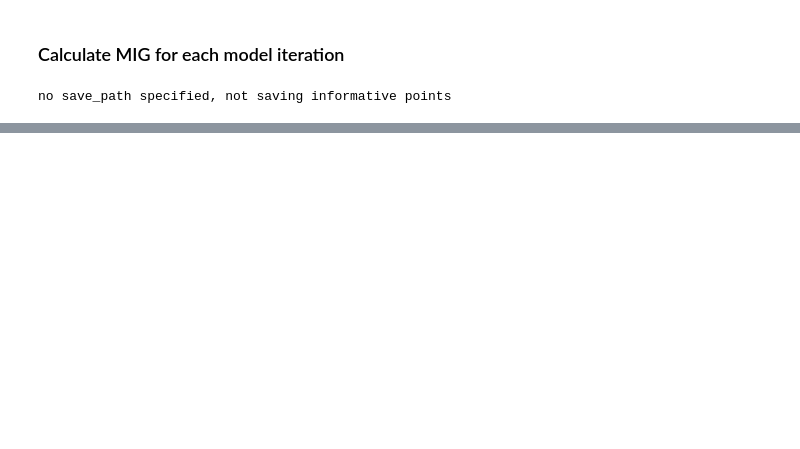
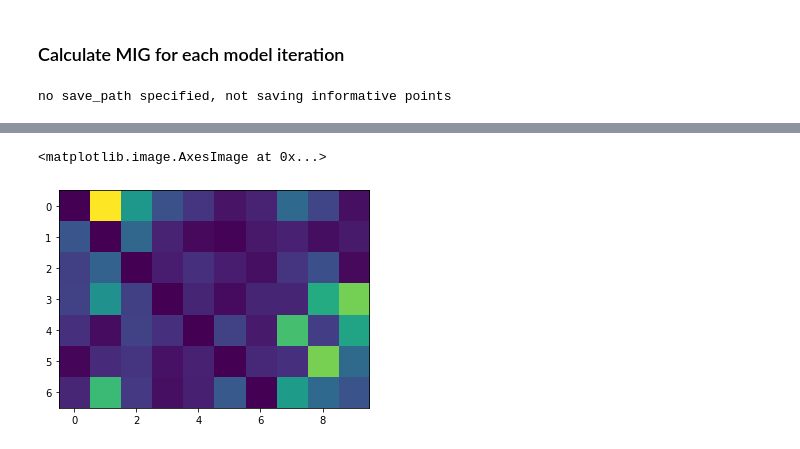
Before and after one commit to jasonmhwu/disentanglement_lib, a Jupyter notebook: notebooks/calc_mig.ipynb, the cells around one changed output, grey strips where cells are left out. Drawn from its saved outputs; the diff is of its cells as text; code cells hidden in the pictures; blank space fills up the shorter version.

```diff
--- a/notebooks/calc_mig.ipynb
+++ b/notebooks/calc_mig.ipynb
@@ -177 +255,6 @@ no save_path specified, not saving informative points
+# %%
+plt.imshow(np.abs(x_correlation))
+# %% [output]
+<matplotlib.image.AxesImage at 0x...>
+[figure, added]
 # %%
```
Also changed, not shown: parts of 11 cells of this notebook, 6 other files.
